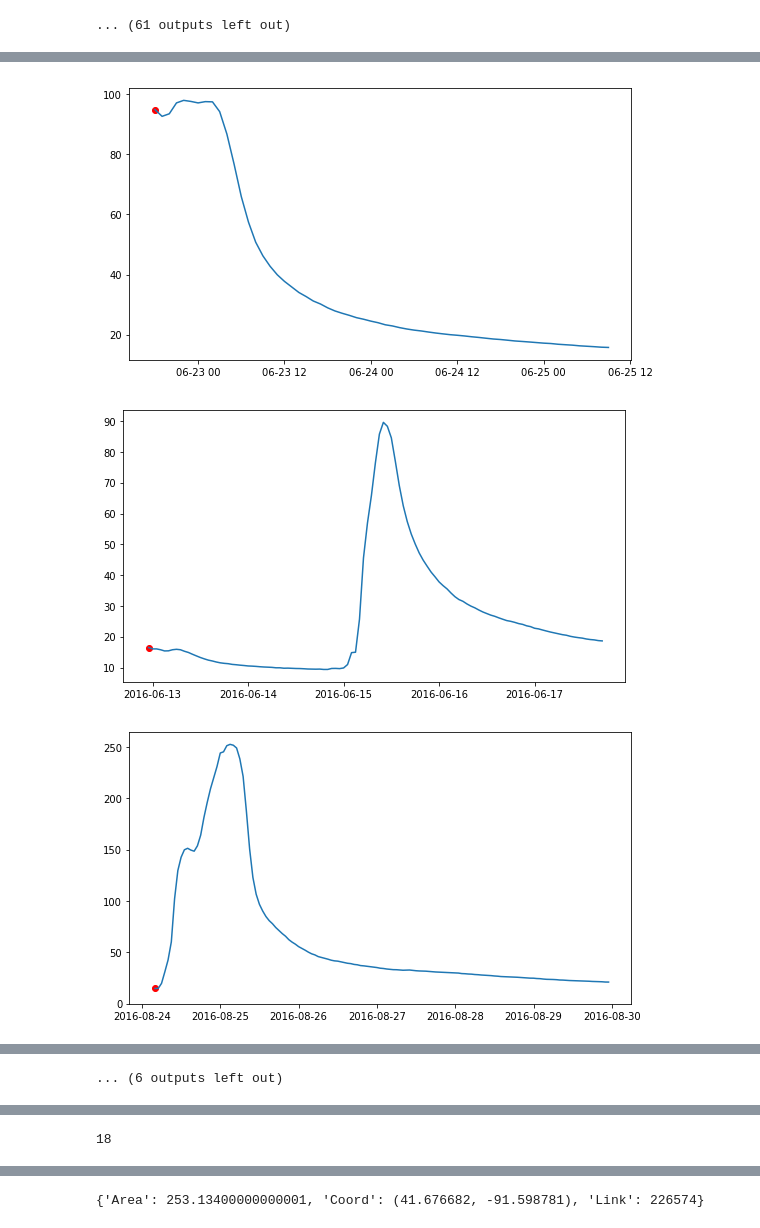
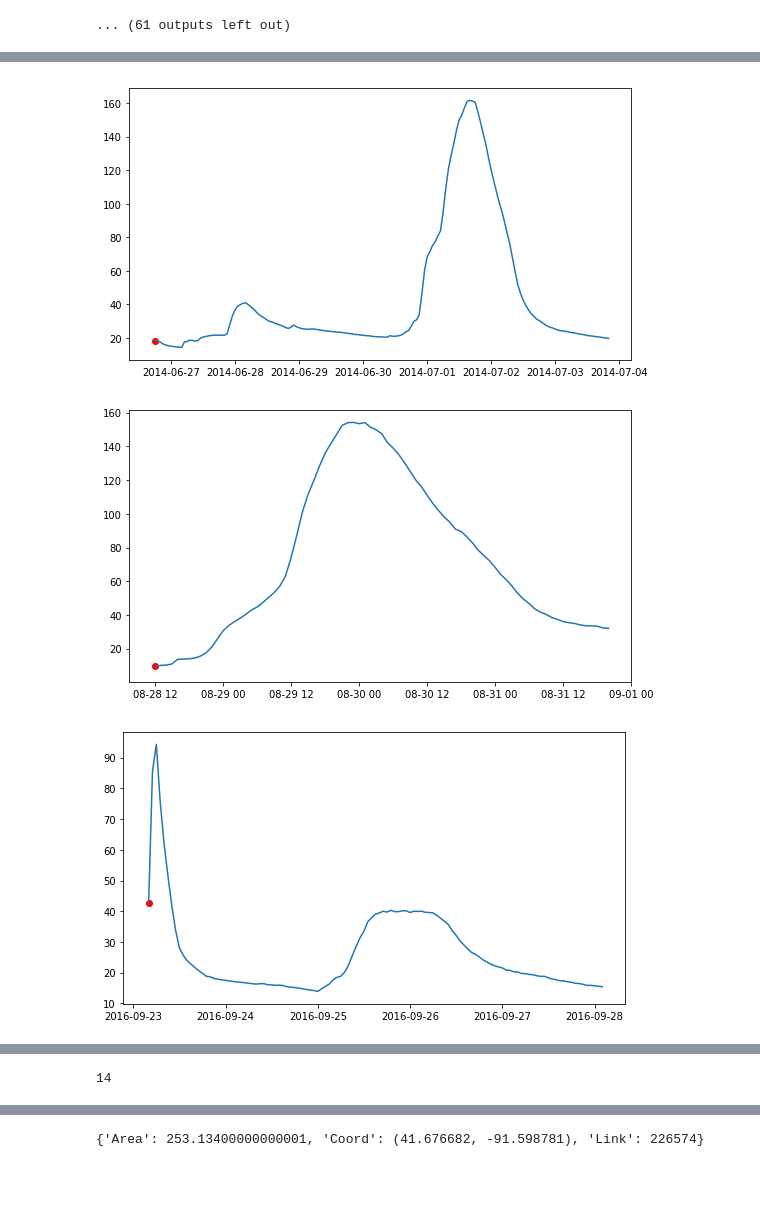
Before and after one commit to nicolas998/LambdaExp, a Jupyter notebook: Lambda_experiment.ipynb, the cells around one changed output, grey strips where cells are left out. Drawn from its saved outputs; the diff is of its cells as text; code cells hidden in the pictures; blank space fills up the shorter version.

```diff
--- a/Lambda_experiment.ipynb
+++ b/Lambda_experiment.ipynb
@@ -37,16 +59,17 @@ for i,j in zip(peaks.index, ends.index):
 [figure]
 ... (61 outputs left out)
 # %%
-Qo = pd.read_msgpack('BaseData/USGS/447887.msg')
+umbral = 0.5
+Qo = pd.read_msgpack('BaseData/USGS/292251.msg')
 Qo = Qo.resample('H').mean()
-Qs = pd.read_msgpack('BaseData/HLM190/447887.msg')
+Qs = pd.read_msgpack('BaseData/HLM190/292251.msg')
 Qs = Qs.resample('H').mean()
 shared = Qo.index.intersection(Qs.index)
 Qs = Qs[shared]
 Qo = Qo[shared]
-p1,p2 = ser.Runoff_FindEvents(Qo,Qs,0.7)
+p1,p2 = ser.Runoff_FindEvents(Qo,Qs,umbral)
 # %%
-umbral = 0.7
+
 #max anual flood
 QmaxA = np.median(Qo.resample('A').max())
 #Base streamflow level
@@ -79,3 +102,3 @@ for i,j in zip(p1,p2):
-[figure, old version]
+[figure, new version]
-[figure, old version]
+[figure, new version]
-[figure, old version]
+[figure, new version]
@@ -85 +107,0 @@ for i,j in zip(p1,p2):
-... (6 outputs left out)
@@ -86,5 +110,5 @@ for i,j in zip(p1,p2):
 # %%
 len(Buenos )
 # %% [output]
-18
+14
 # %%
```
Also changed, not shown: parts of 14 cells of this notebook, 6 other files.
